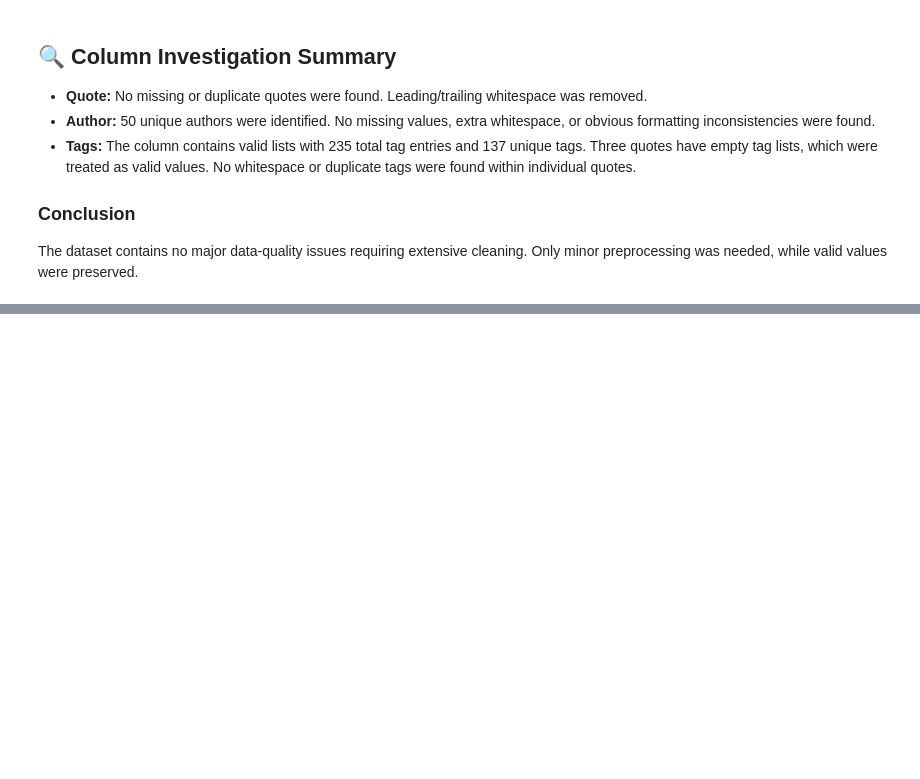
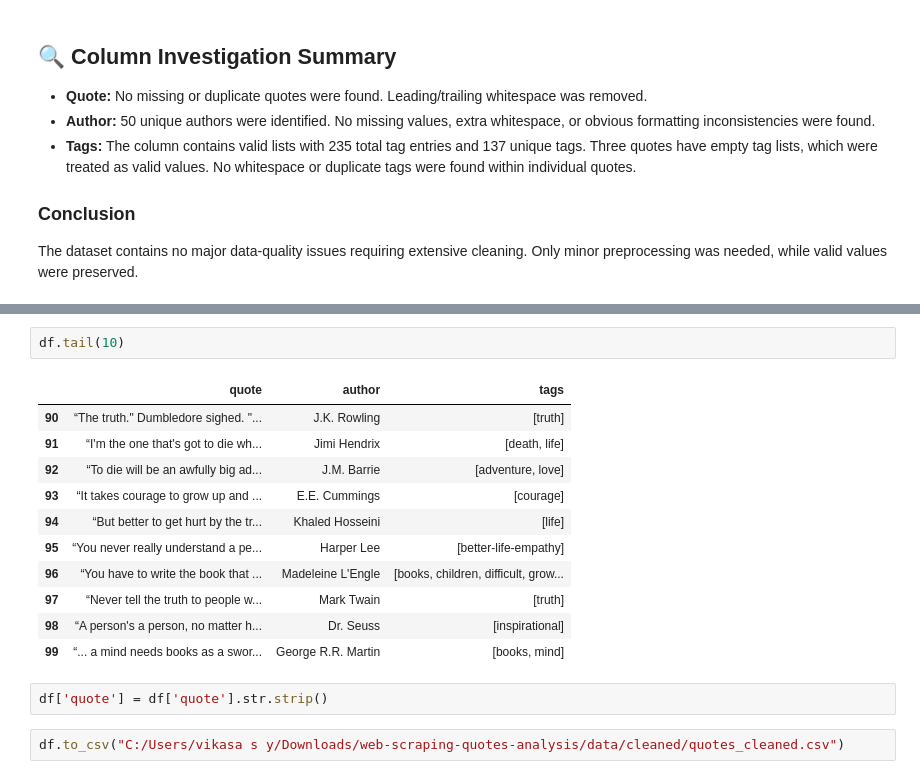
Before and after one commit to vikasa-y/web-scraping-quotes-analysis, a Jupyter notebook: notebooks/Quotes-raw-data-analysis.ipynb, the cells around one changed output, grey strips where cells are left out. Saved outputs shown, nothing was run; the diff lists cells and outputs as text; blank space fills up the shorter version.

Commit message:
Saved cleaned Dataset file

```diff
--- a/notebooks/Quotes-raw-data-analysis.ipynb
+++ b/notebooks/Quotes-raw-data-analysis.ipynb
@@ -414,0 +429,18 @@ The dataset contains no major data-quality issues requiring extensive cleaning.
+# %%
+df.tail(10)
+# %% [output]
+|  | quote | author | tags |
+| 90 | “The truth." Dumbledore sighed. "... | J.K. Rowling | [truth] |
+| 91 | “I'm the one that's got to die wh... | Jimi Hendrix | [death, life] |
+| 92 | “To die will be an awfully big ad... | J.M. Barrie | [adventure, love] |
+| 93 | “It takes courage to grow up and ... | E.E. Cummings | [courage] |
+| 94 | “But better to get hurt by the tr... | Khaled Hosseini | [life] |
+| 95 | “You never really understand a pe... | Harper Lee | [better-life-empathy] |
+| 96 | “You have to write the book that ... | Madeleine L'Engle | [books, children, difficult, grow... |
+| 97 | “Never tell the truth to people w... | Mark Twain | [truth] |
+| 98 | “A person's a person, no matter h... | Dr. Seuss | [inspirational] |
+| 99 | “... a mind needs books as a swor... | George R.R. Martin | [books, mind] |
+# %%
+df['quote'] = df['quote'].str.strip()
+# %%
+df.to_csv("C:/Users/vikasa s y/Downloads/web-scraping-quotes-analysis/data/cleaned/quotes_cleaned.csv")
```
Also changed, not shown: parts of 1 cell of this notebook, 1 other file.
